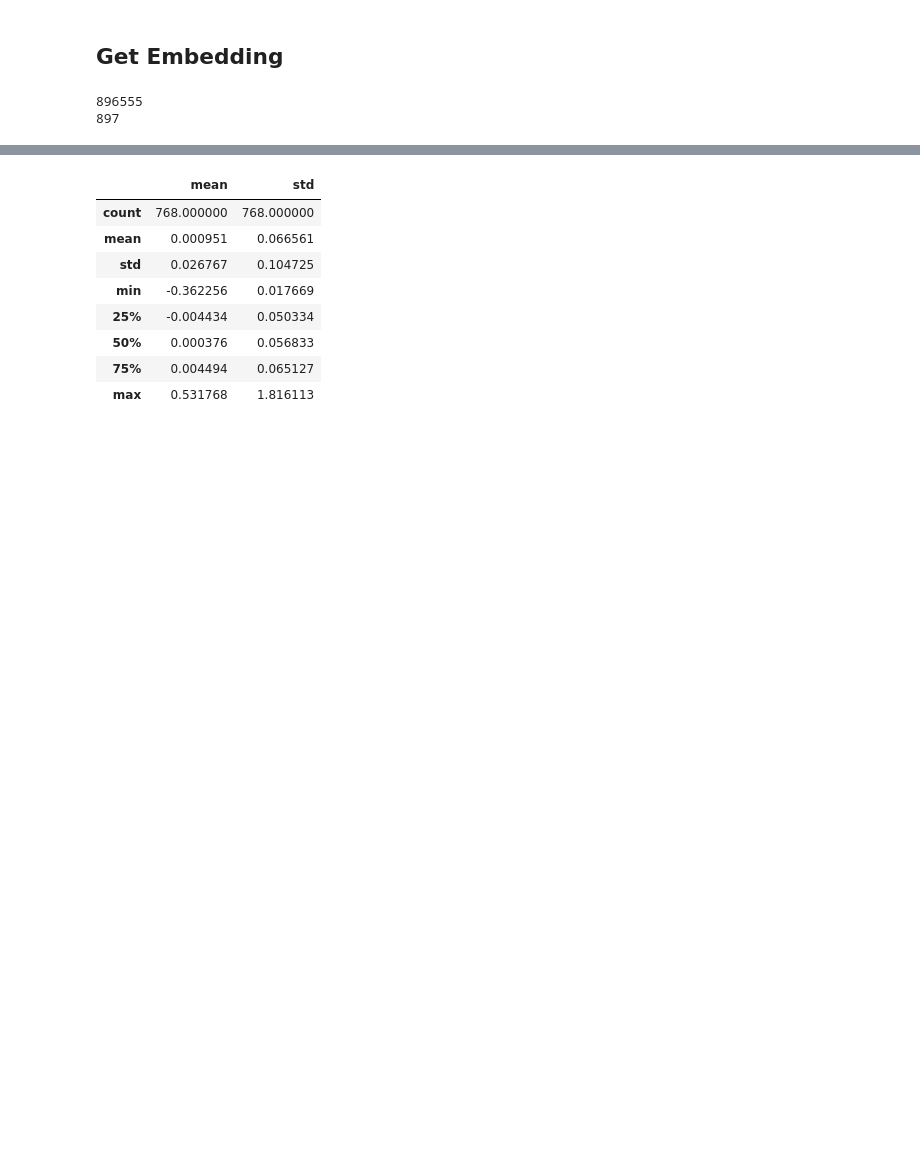
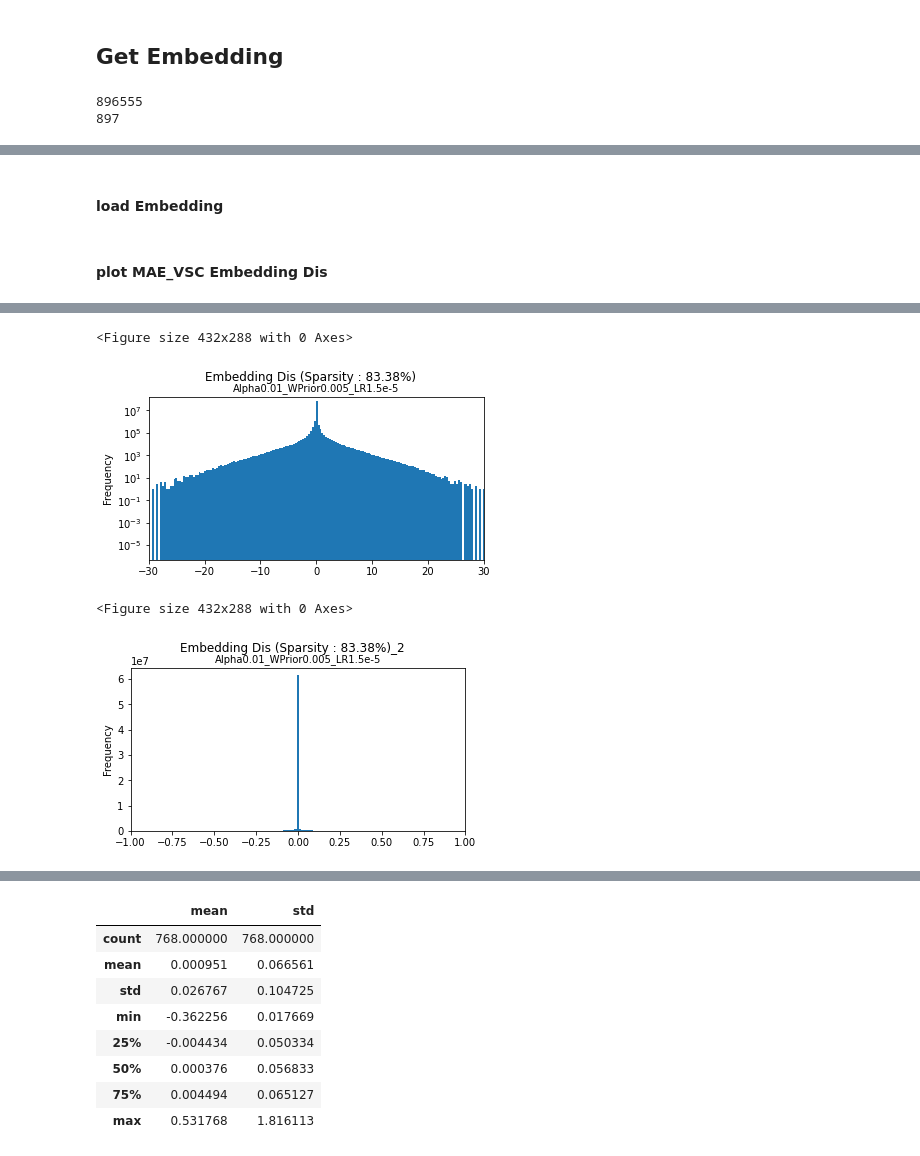
Before and after one commit to YunghuiHsu/ebird_project, a Jupyter notebook: mae/embed_explore.ipynb, the cells around one changed output, grey strips where cells are left out. Cells and saved outputs as stored; diff of their text form; code cells hidden in the pictures; blank space fills up the shorter version.

```diff
--- a/mae/embed_explore.ipynb
+++ b/mae/embed_explore.ipynb
@@ -319,7 +356,8 @@ mean, std = IMAGENET_DEFAULT_MEAN, IMAGENET_DEFAULT_STD
 transform_toTensor = transforms.Compose([transforms.Resize(256, interpolation=PIL.Image.BICUBIC),
                                          transforms.CenterCrop(224),
                                          transforms.ToTensor(),
-                                         transforms.Normalize(mean, std)])
+                                         transforms.Normalize(mean, std)]
+                                       )
 
 
 dataset = datasets.ImageDatasetFromFile(files_path_, labels, transform=transform_toTensor)
@@ -385,0 +403,2 @@ def get_ratio_zero(x:np.ndarray, p=1e-7)->float:
+# %% [markdown]
+#### load Embedding
@@ -385,0 +417,2 @@ def get_ratio_zero(x:np.ndarray, p=1e-7)->float:
+# %% [markdown]
+#### plot MAE_VSC Embedding Dis
@@ -385,0 +433,11 @@ def get_ratio_zero(x:np.ndarray, p=1e-7)->float:
+# %%
+%%time
+alpha=0.01; w_prior = 5e-3; lr = '1.5e-5'
+sparsity_ratio = get_ratio_zero(embeddings)
+suptitle = f'Embedding Dis (Sparsity : {sparsity_ratio*100:.2f}%)'
+title  = f'Alpha{alpha}_WPrior{w_prior}_LR{str(lr)}'
+save_path = f'imgs_jupyter/{suptitle}_{title}.jpg'
+plot_Embedding_Dis(embeddings[::10] , bins=200, suptitle=suptitle, title=title, save_path=save_path, xlim=(-10,10),)
+suptitle = f'Embedding Dis (Sparsity : {sparsity_ratio*100:.2f}%)_2'
+plot_Embedding_Dis(embeddings[::10], bins=5000, suptitle=suptitle, title=title, save_path=save_path, xlim=(-1,1),logy=False)
+# %% [output]
@@ -385,0 +446,4 @@ def get_ratio_zero(x:np.ndarray, p=1e-7)->float:
+<Figure size 432x288 with 0 Axes>
+[figure, added]
+<Figure size 432x288 with 0 Axes>
+[figure, added]
```
Also changed, not shown: parts of 30 cells of this notebook, 1 other file.
